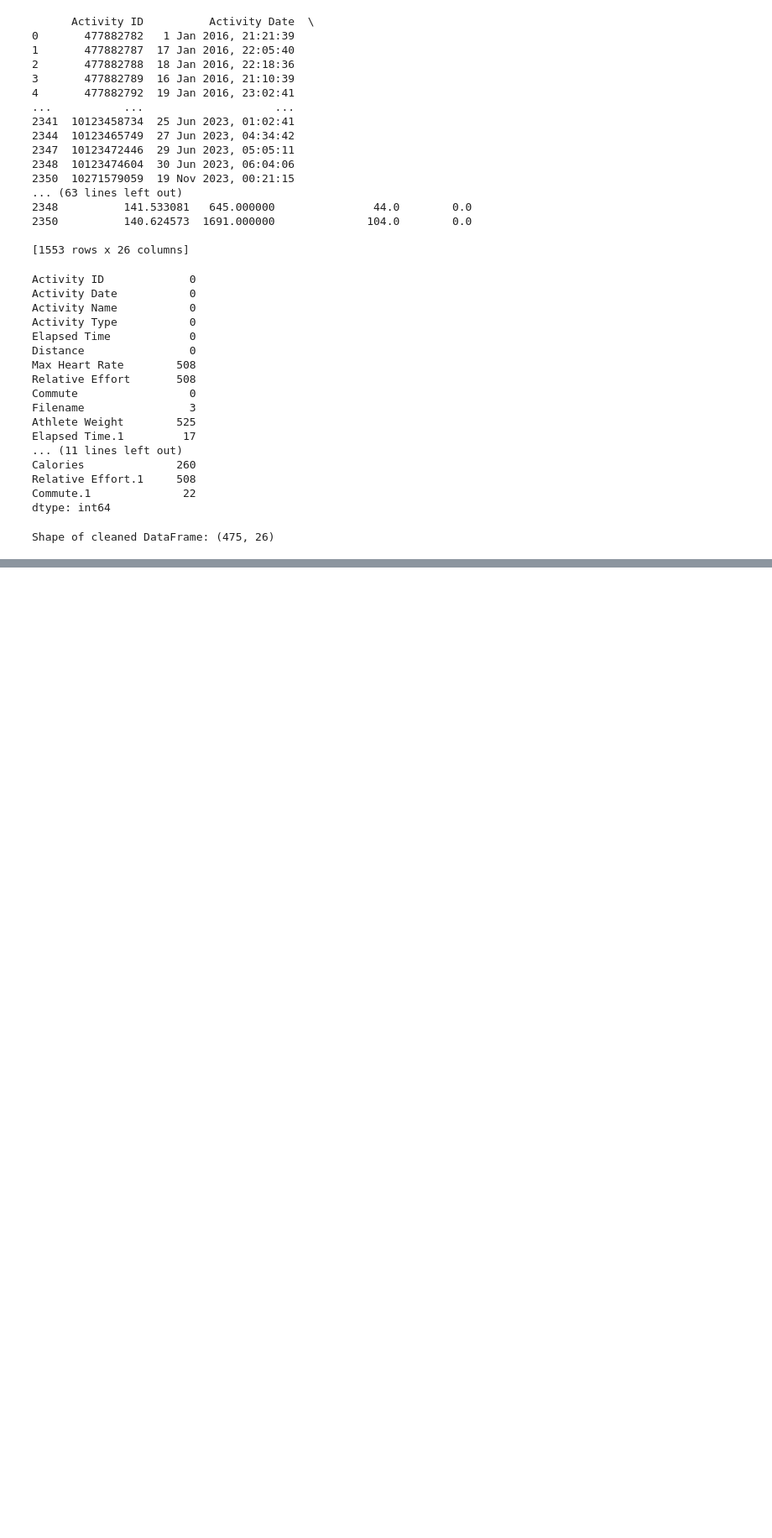
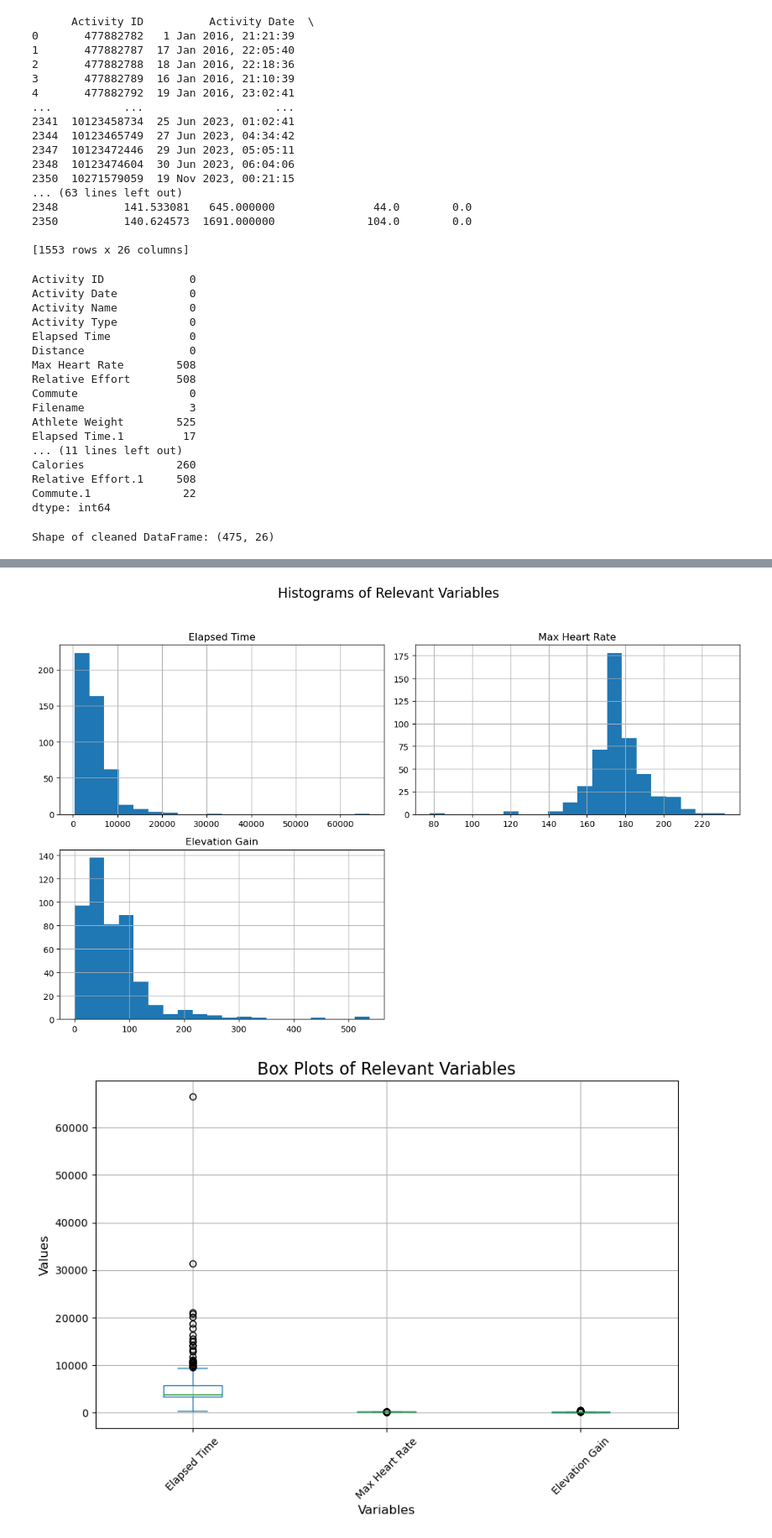
Before and after one commit to Redback-Operations/redback-fit-sports-performance, a Jupyter notebook: Cycling Analysis/dimensionalityreduction.ipynb, the cells around one changed output, grey strips where cells are left out. Shown at 84% size. Drawn from its saved outputs; the diff is of its cells as text; code cells hidden in the pictures; blank space fills up the shorter version.

Commit message:
reducing dimensions and exploratory data analysis on running data.

```diff
--- a/Cycling Analysis/dimensionalityreduction.ipynb
+++ b/Cycling Analysis/dimensionalityreduction.ipynb
@@ -139,0 +158,40 @@ ValueError: could not convert string to float: '23 Feb 2019, 17:57:21'
+# %%
+import pandas as pd
+import matplotlib.pyplot as plt
+
+# Load the data into a pandas DataFrame
+
+
+# Select relevant variables
+relevant_variables = ['Elapsed Time', 'Distance', 'Max Heart Rate', 'Elevation Gain']
+
+# Compute descriptive statistics
+descriptive_stats = cleaned_running_data[relevant_variables].describe()
+
+# Visualize distributions using histograms
+cleaned_running_data[relevant_variables].hist(bins=20, figsize=(12, 8))
+plt.suptitle('Histograms of Relevant Variables', fontsize=16)
+plt.tight_layout(rect=[0, 0.03, 1, 0.95])  # Adjust layout to avoid overlap
+plt.show()
+
+# Visualize distributions using box plots
+cleaned_running_data[relevant_variables].plot(kind='box', figsize=(10, 6))
+plt.title('Box Plots of Relevant Variables', fontsize=16)
+plt.ylabel('Values', fontsize=12)
+plt.xlabel('Variables', fontsize=12)
+plt.xticks(rotation=45)  # Rotate x-axis labels for better readability
+plt.grid(True)
+plt.show()
+
+# Visualize distributions using density plots
+cleaned_running_data[relevant_variables].plot(kind='density', subplots=True, layout=(2, 2), sharex=False, figsize=(12, 8))
+plt.suptitle('Density Plots of Relevant Variables', fontsize=16)
+plt.tight_layout(rect=[0, 0.03, 1, 0.95])  # Adjust layout to avoid overlap
+plt.show()
+
+# Print descriptive statistics
+print("Descriptive Statistics for Relevant Variables:")
+print(descriptive_stats)
+# %% [output]
+[figure, added]
+[figure, added]
```
Also changed, not shown: parts of 8 cells of this notebook, 1 other file.
